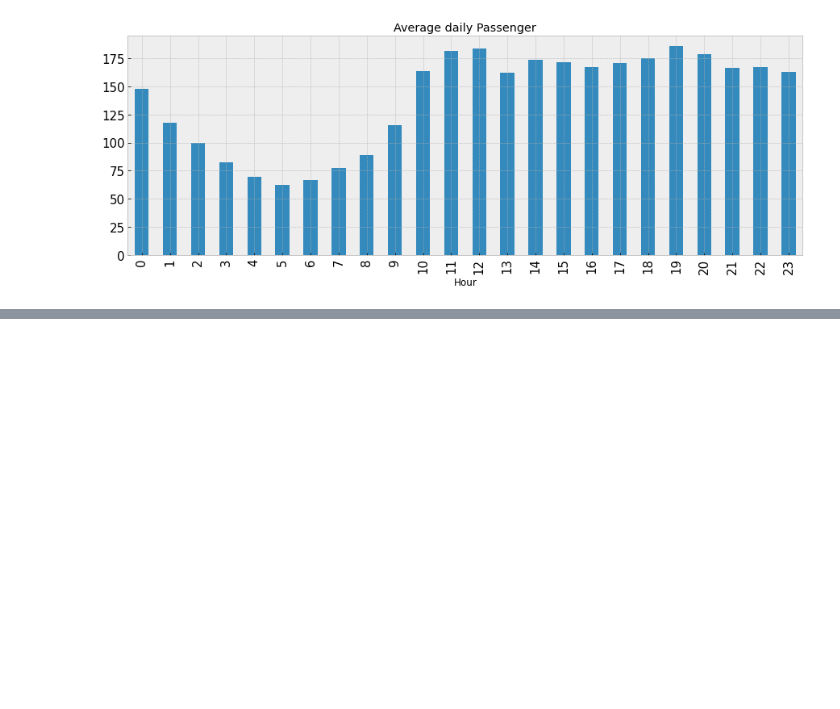
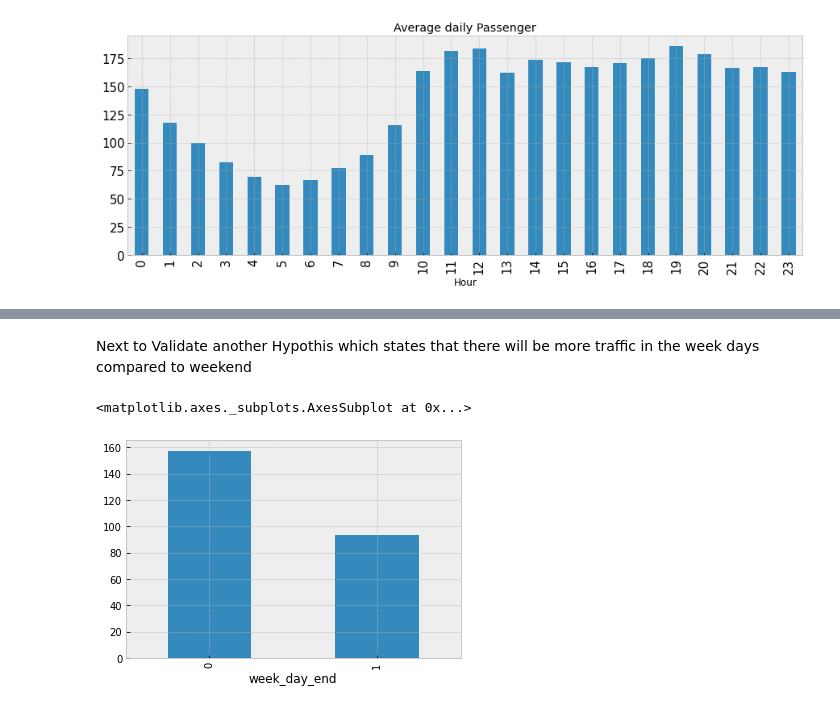
Before and after one commit to Pachinchin/Timeseries-Forecasting, a Jupyter notebook: Time_series.ipynb, the cells around one changed output, grey strips where cells are left out. Saved outputs shown, nothing was run; the diff lists cells and outputs as text; code cells hidden in the pictures; blank space fills up the shorter version.

```diff
--- a/Time_series.ipynb
+++ b/Time_series.ipynb
@@ -119,0 +128,7 @@ train.groupby('Hour')['Count'].mean().plot.bar(figsize = (15, 5), title = 'Avera
+# %% [markdown]
+Next to Validate another Hypothis which states that there will be more traffic in the week days compared to weekend
+# %%
+train.groupby('week_day_end')['Count'].mean().plot.bar()
+# %% [output]
+<matplotlib.axes._subplots.AxesSubplot at 0x...>
+[figure, added]
```
Also changed, not shown: parts of 13 cells of this notebook.
